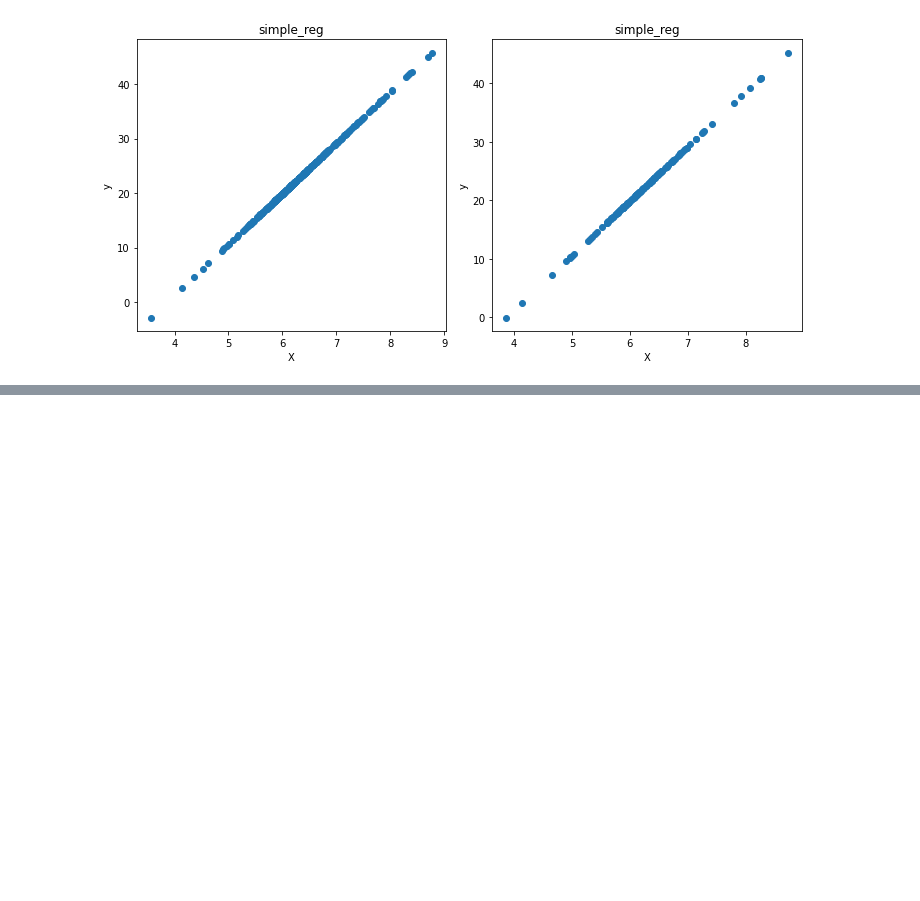
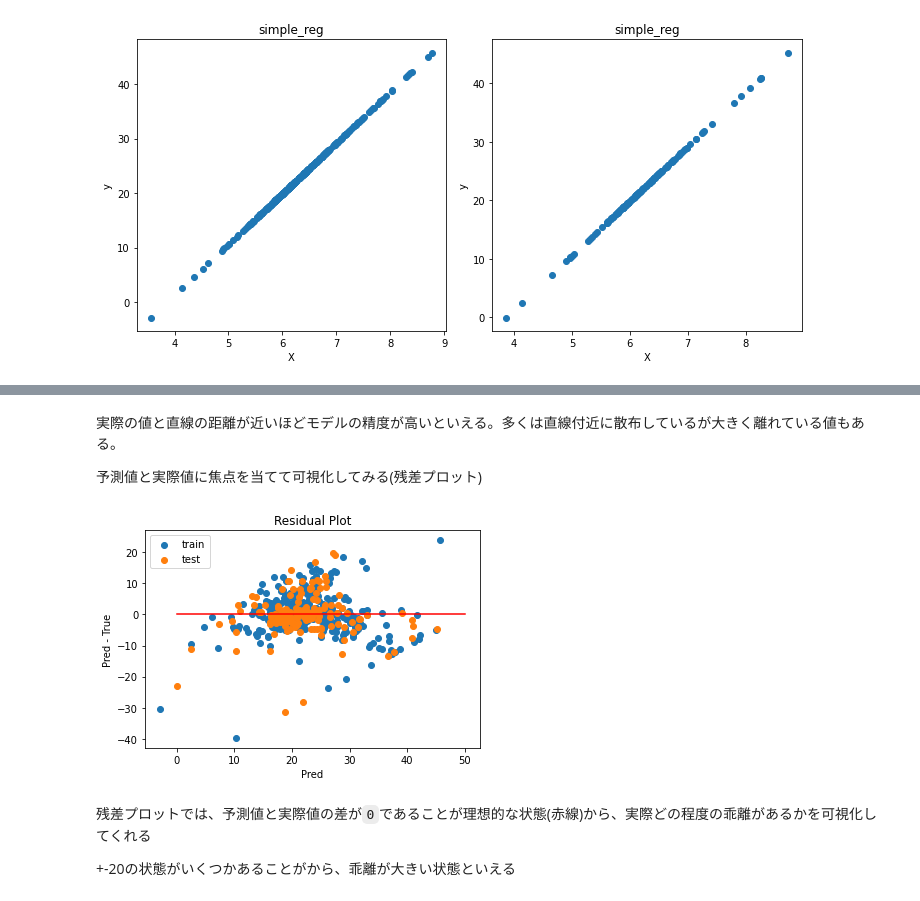
Before and after one commit to kackey0-1/ml_handson, a Jupyter notebook: ai_model_build_100/4_basic_regression.ipynb, the cells around one changed output, grey strips where cells are left out. Saved outputs shown, nothing was run; the diff lists cells and outputs as text; code cells hidden in the pictures; blank space fills up the shorter version.

```diff
--- a/ai_model_build_100/4_basic_regression.ipynb
+++ b/ai_model_build_100/4_basic_regression.ipynb
@@ -192,0 +206,19 @@ plt.show()
+# %% [markdown]
+実際の値と直線の距離が近いほどモデルの精度が高いといえる。多くは直線付近に散布しているが大きく離れている値もある。
+
+予測値と実際値に焦点を当てて可視化してみる(残差プロット)
+# %%
+plt.scatter(y_train_pred, y_train_pred - y_train, label='train')
+plt.scatter(y_test_pred, y_test_pred - y_test, label='test')
+plt.plot([0, 50], [0, 0], color='red')
+plt.xlabel('Pred')
+plt.ylabel('Pred - True')
+plt.title('Residual Plot')
+plt.legend()
+plt.show()
+# %% [output]
+[figure, added]
+# %% [markdown]
+残差プロットでは、予測値と実際値の差が`0`であることが理想的な状態(赤線)から、実際どの程度の乖離があるかを可視化してくれる
+
++-20の状態がいくつかあることがから、乖離が大きい状態といえる
```
Also changed, not shown: parts of 10 cells of this notebook.
